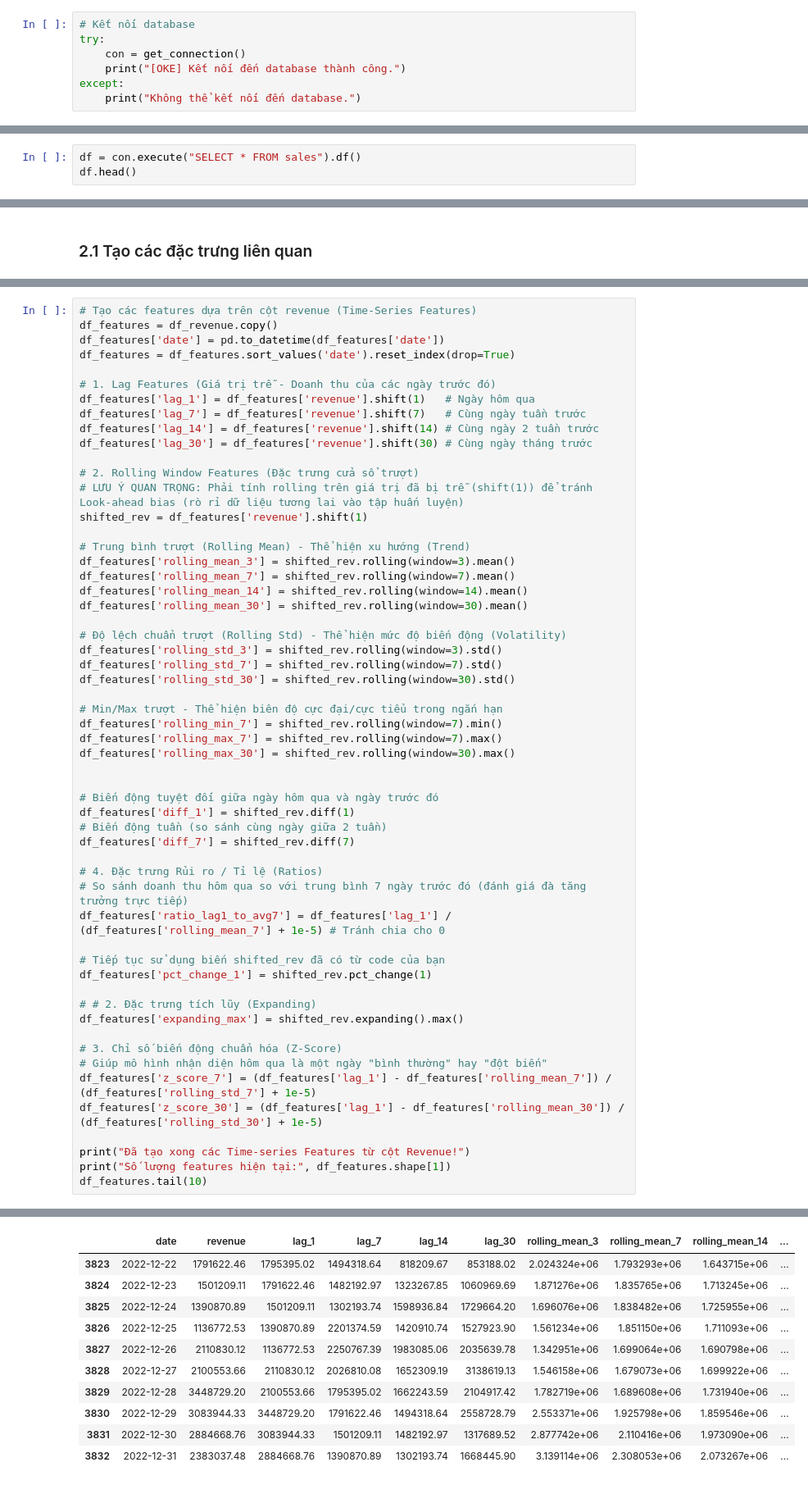
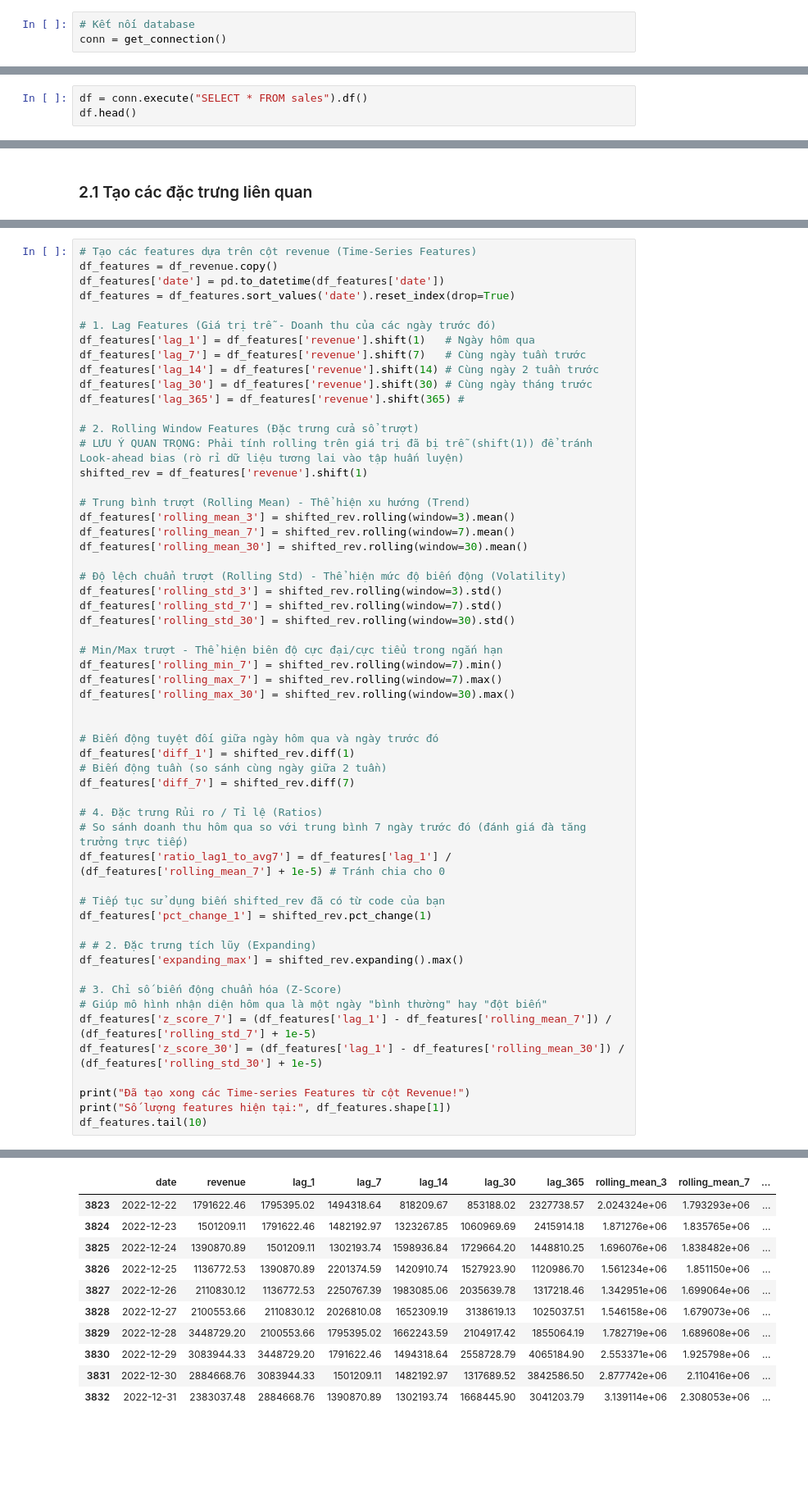
Before and after one commit to anhthu0910/vimchanhxa-datathon, a Jupyter notebook: notebooks/05_FEATURES_ENGINEER_.ipynb, the cells around one changed output, grey strips where cells are left out. Shown at 82% size. Drawn from its saved outputs; the diff is of its cells as text; blank space fills up the shorter version.

```diff
--- a/notebooks/05_FEATURES_ENGINEER_.ipynb
+++ b/notebooks/05_FEATURES_ENGINEER_.ipynb
@@ -31,15 +31,11 @@ sys.path.append(os.path.abspath('..'))
 from src.connection import get_connection
 # %%
 # Kết nối database
-try:
-    con = get_connection()
-    print("[OKE] Kết nối đến database thành công.")
-except:
-    print("Không thể kết nối đến database.")
+conn = get_connection()
 # %% [output]
 [OKE] Kết nối đến database thành công.
 # %%
-df = con.execute("SELECT * FROM sales").df()
+df = conn.execute("SELECT * FROM sales").df()
 df.head()
 # %% [output]
 |  | date | revenue | cogs |
@@ -77,6 +73,7 @@ df_features['lag_1'] = df_features['revenue'].shift(1)   # Ngày hôm qua
 df_features['lag_7'] = df_features['revenue'].shift(7)   # Cùng ngày tuần trước
 df_features['lag_14'] = df_features['revenue'].shift(14) # Cùng ngày 2 tuần trước
 df_features['lag_30'] = df_features['revenue'].shift(30) # Cùng ngày tháng trước
+df_features['lag_365'] = df_features['revenue'].shift(365) #
 
 # 2. Rolling Window Features (Đặc trưng cửa sổ trượt)
 # LƯU Ý QUAN TRỌNG: Phải tính rolling trên giá trị đã bị trễ (shift(1)) để tránh Look-ahead bias (rò rỉ dữ liệu tương lai vào tập huấn luyện)
@@ -85,7 +82,6 @@ shifted_rev = df_features['revenue'].shift(1)
 # Trung bình trượt (Rolling Mean) - Thể hiện xu hướng (Trend)
 df_features['rolling_mean_3'] = shifted_rev.rolling(window=3).mean()
 df_features['rolling_mean_7'] = shifted_rev.rolling(window=7).mean()
-df_features['rolling_mean_14'] = shifted_rev.rolling(window=14).mean()
 df_features['rolling_mean_30'] = shifted_rev.rolling(window=30).mean()
 
 # Độ lệch chuẩn trượt (Rolling Std) - Thể hiện mức độ biến động (Volatility)
@@ -98,44 +94,44 @@ df_features['rolling_min_7'] = shifted_rev.rolling(window=7).min()
 df_features['rolling_max_7'] = shifted_rev.rolling(window=7).max()
 df_features['rolling_max_30'] = shifted_rev.rolling(window=30).max()
 
 
 # Biến động tuyệt đối giữa ngày hôm qua và ngày trước đó
 df_features['diff_1'] = shifted_rev.diff(1)
 # Biến động tuần (so sánh cùng ngày giữa 2 tuần)
 df_features['diff_7'] = shifted_rev.diff(7)
 
 # 4. Đặc trưng Rủi ro / Tỉ lệ (Ratios)
 # So sánh doanh thu hôm qua so với trung bình 7 ngày trước đó (đánh giá đà tăng trưởng trực tiếp)
 df_features['ratio_lag1_to_avg7'] = df_features['lag_1'] / (df_features['rolling_mean_7'] + 1e-5) # Tránh chia cho 0
 
 # Tiếp tục sử dụng biến shifted_rev đã có từ code của bạn
 df_features['pct_change_1'] = shifted_rev.pct_change(1)
 
 # # 2. Đặc trưng tích lũy (Expanding)
 df_features['expanding_max'] = shifted_rev.expanding().max()
 
 # 3. Chỉ số biến động chuẩn hóa (Z-Score)
 # Giúp mô hình nhận diện hôm qua là một ngày "bình thường" hay "đột biến"
 df_features['z_score_7'] = (df_features['lag_1'] - df_features['rolling_mean_7']) / (df_features['rolling_std_7'] + 1e-5)
 df_features['z_score_30'] = (df_features['lag_1'] - df_features['rolling_mean_30']) / (df_features['rolling_std_30'] + 1e-5)
 
 print("Đã tạo xong các Time-series Features từ cột Revenue!")
 print("Số lượng features hiện tại:", df_features.shape[1])
 df_features.tail(10)
 # %% [output]
 Đã tạo xong các Time-series Features từ cột Revenue!
 Số lượng features hiện tại: 23
-|  | date | revenue | lag_1 | lag_7 | lag_14 | lag_30 | rolling_mean_3 | rolling_mean_7 | rolling_mean_14 | ... |
-| 3823 | 2022-12-22 | 1791622.46 | 1795395.02 | 1494318.64 | 818209.67 | 853188.02 | 2.024324e+06 | 1.793293e+06 | 1.643715e+06 | ... |
-| 3824 | 2022-12-23 | 1501209.11 | 1791622.46 | 1482192.97 | 1323267.85 | 1060969.69 | 1.871276e+06 | 1.835765e+06 | 1.713245e+06 | ... |
-| 3825 | 2022-12-24 | 1390870.89 | 1501209.11 | 1302193.74 | 1598936.84 | 1729664.20 | 1.696076e+06 | 1.838482e+06 | 1.725955e+06 | ... |
-| 3826 | 2022-12-25 | 1136772.53 | 1390870.89 | 2201374.59 | 1420910.74 | 1527923.90 | 1.561234e+06 | 1.851150e+06 | 1.711093e+06 | ... |
-| 3827 | 2022-12-26 | 2110830.12 | 1136772.53 | 2250767.39 | 1983085.06 | 2035639.78 | 1.342951e+06 | 1.699064e+06 | 1.690798e+06 | ... |
-| 3828 | 2022-12-27 | 2100553.66 | 2110830.12 | 2026810.08 | 1652309.19 | 3138619.13 | 1.546158e+06 | 1.679073e+06 | 1.699922e+06 | ... |
-| 3829 | 2022-12-28 | 3448729.20 | 2100553.66 | 1795395.02 | 1662243.59 | 2104917.42 | 1.782719e+06 | 1.689608e+06 | 1.731940e+06 | ... |
-| 3830 | 2022-12-29 | 3083944.33 | 3448729.20 | 1791622.46 | 1494318.64 | 2558728.79 | 2.553371e+06 | 1.925798e+06 | 1.859546e+06 | ... |
-| 3831 | 2022-12-30 | 2884668.76 | 3083944.33 | 1501209.11 | 1482192.97 | 1317689.52 | 2.877742e+06 | 2.110416e+06 | 1.973090e+06 | ... |
-| 3832 | 2022-12-31 | 2383037.48 | 2884668.76 | 1390870.89 | 1302193.74 | 1668445.90 | 3.139114e+06 | 2.308053e+06 | 2.073267e+06 | ... |
+|  | date | revenue | lag_1 | lag_7 | lag_14 | lag_30 | lag_365 | rolling_mean_3 | rolling_mean_7 | ... |
+| 3823 | 2022-12-22 | 1791622.46 | 1795395.02 | 1494318.64 | 818209.67 | 853188.02 | 2327738.57 | 2.024324e+06 | 1.793293e+06 | ... |
+| 3824 | 2022-12-23 | 1501209.11 | 1791622.46 | 1482192.97 | 1323267.85 | 1060969.69 | 2415914.18 | 1.871276e+06 | 1.835765e+06 | ... |
+| 3825 | 2022-12-24 | 1390870.89 | 1501209.11 | 1302193.74 | 1598936.84 | 1729664.20 | 1448810.25 | 1.696076e+06 | 1.838482e+06 | ... |
+| 3826 | 2022-12-25 | 1136772.53 | 1390870.89 | 2201374.59 | 1420910.74 | 1527923.90 | 1120986.70 | 1.561234e+06 | 1.851150e+06 | ... |
+| 3827 | 2022-12-26 | 2110830.12 | 1136772.53 | 2250767.39 | 1983085.06 | 2035639.78 | 1317218.46 | 1.342951e+06 | 1.699064e+06 | ... |
+| 3828 | 2022-12-27 | 2100553.66 | 2110830.12 | 2026810.08 | 1652309.19 | 3138619.13 | 1025037.51 | 1.546158e+06 | 1.679073e+06 | ... |
+| 3829 | 2022-12-28 | 3448729.20 | 2100553.66 | 1795395.02 | 1662243.59 | 2104917.42 | 1855064.19 | 1.782719e+06 | 1.689608e+06 | ... |
+| 3830 | 2022-12-29 | 3083944.33 | 3448729.20 | 1791622.46 | 1494318.64 | 2558728.79 | 4065184.90 | 2.553371e+06 | 1.925798e+06 | ... |
+| 3831 | 2022-12-30 | 2884668.76 | 3083944.33 | 1501209.11 | 1482192.97 | 1317689.52 | 3842586.50 | 2.877742e+06 | 2.110416e+06 | ... |
+| 3832 | 2022-12-31 | 2383037.48 | 2884668.76 | 1390870.89 | 1302193.74 | 1668445.90 | 3041203.79 | 3.139114e+06 | 2.308053e+06 | ... |
 10 rows × 23 columns
 # %% [markdown]
 ### 2.2 Đánh giá dựa trên mô hình baseline
```
Also changed, not shown: parts of 3 cells of this notebook, 3 other files.
